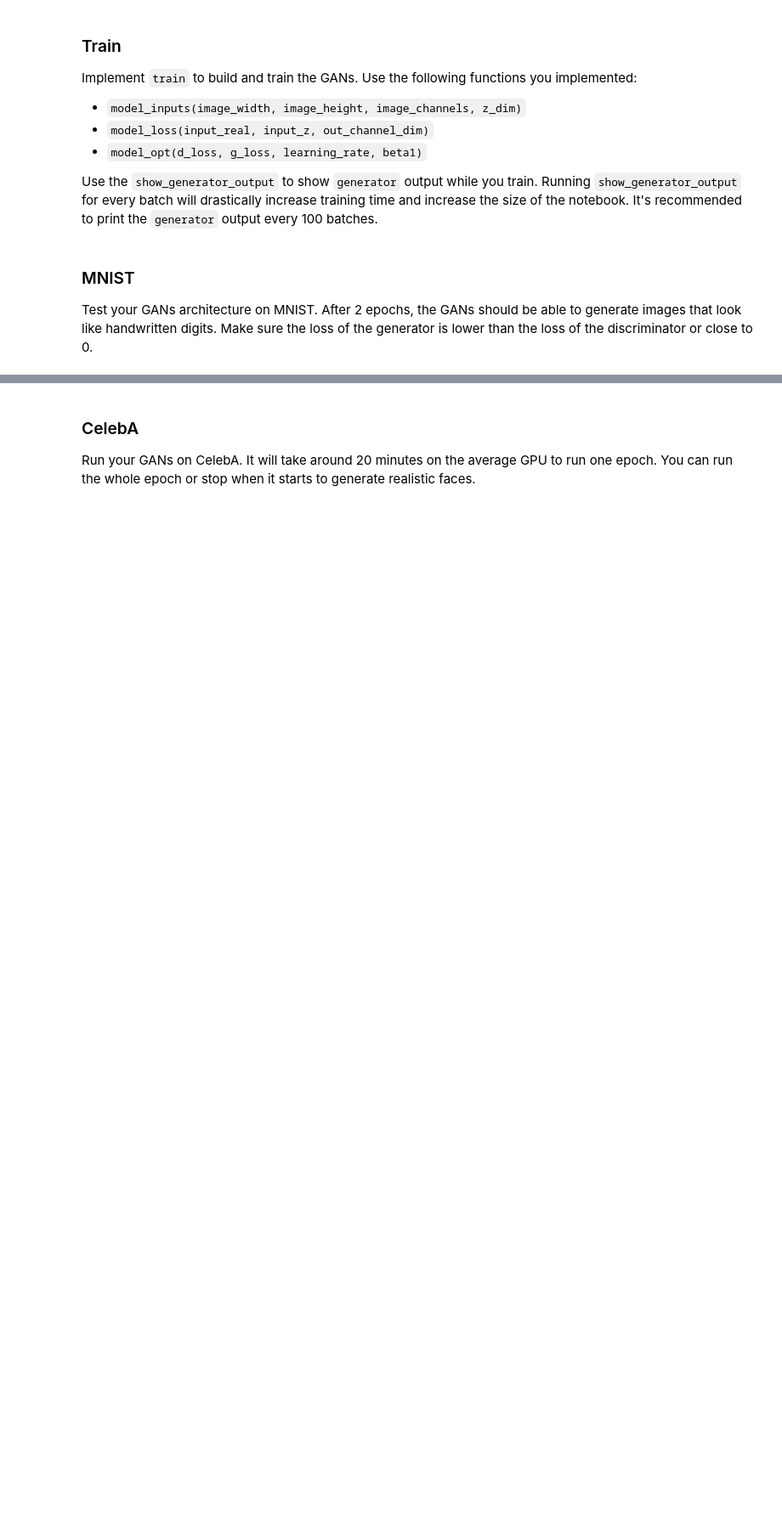
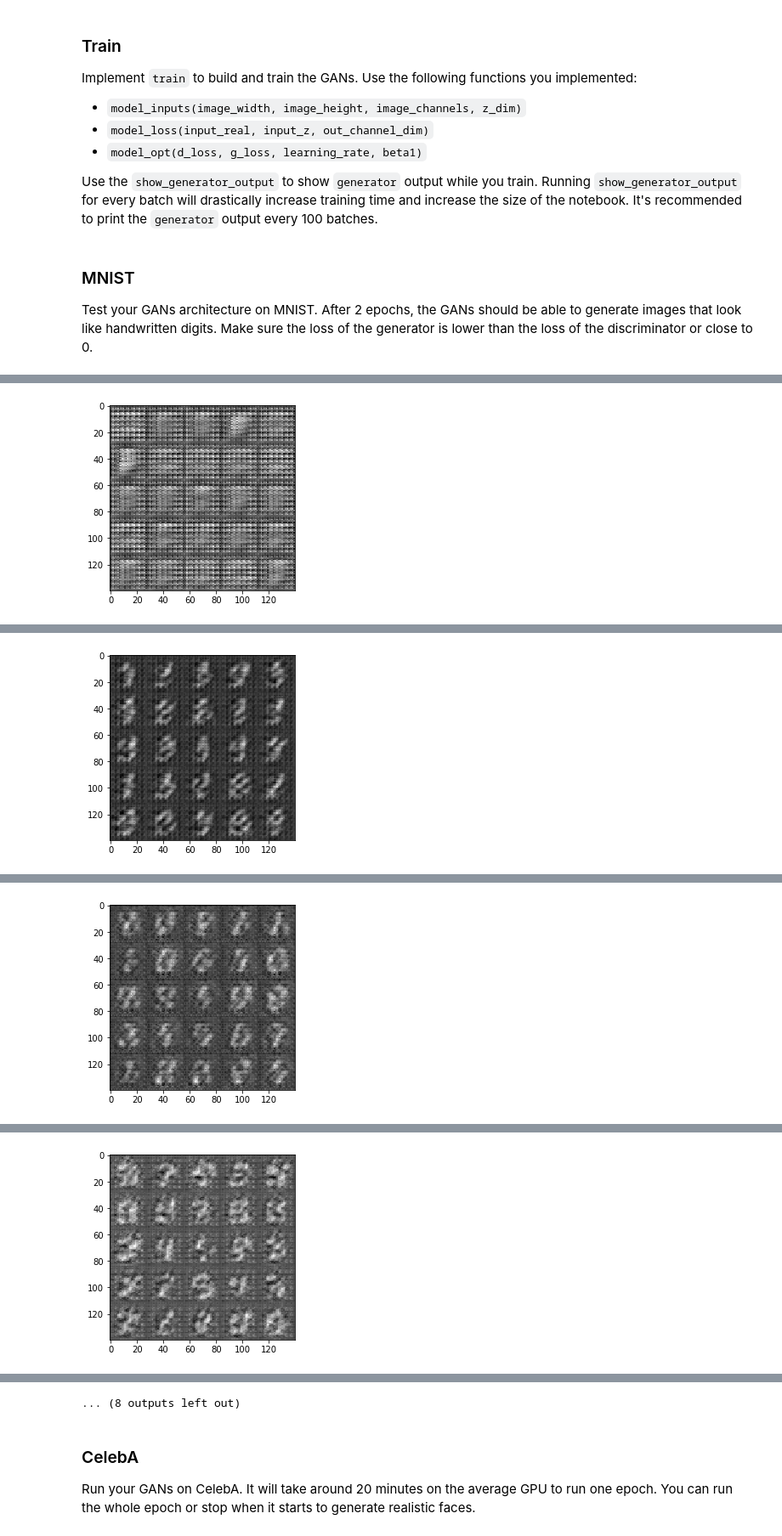
Before and after one commit to wolf-zchen/DLND-face-generation, a Jupyter notebook: dlnd_face_generation.ipynb, the cells around one changed output, grey strips where cells are left out. Shown at 85% size. Saved outputs shown, nothing was run; the diff lists cells and outputs as text; code cells hidden in the pictures; blank space fills up the shorter version.

```diff
--- a/dlnd_face_generation.ipynb
+++ b/dlnd_face_generation.ipynb
@@ -118,9 +118,11 @@ def model_inputs(image_width, image_height, image_channels, z_dim):
     # TODO: Implement Function
     input_real = tf.placeholder(tf.float32, shape=(None, image_width, image_height, image_channels), name='input_real')
     input_z = tf.placeholder(tf.float32, shape=(None, z_dim), name='input_z')
-    learning_rate = tf.placeholder(tf.float32, name='learning_rate')
+    lr = tf.placeholder(tf.float32, name='lr')
+    # Looks like when it named it learning_rate, it confuses between tensor and value at train process
+    # So I decided to name it lr
 
-    return input_real, input_z, learning_rate
+    return input_real, input_z, lr
 
 
 """
@@ -230,9 +232,9 @@ def generator(z, out_channel_dim, is_train=True):
         logits = tf.layers.conv2d_transpose(g4, out_channel_dim, 3, strides=1, padding='SAME', activation=None)
         # shape = 28x28x3
 
-        out = tf.tanh(logits)
+        #out = tf.tanh(logits)
 
-        return out
+        return logits
 
 
 """
@@ -365,9 +367,9 @@ def train(epoch_count, batch_size, z_dim, learning_rate, beta1, get_batches, dat
     # TODO: Build Model
     tf.reset_default_graph()
     _, image_width, image_height, image_channels = data_shape
-    input_real, input_z, learning_rate = model_inputs(image_width, image_height, image_channels, z_dim)
+    input_real, input_z, lr = model_inputs(image_width, image_height, image_channels, z_dim)
     d_loss, g_loss = model_loss(input_real, input_z, image_channels)
-    d_opt, g_opt = model_opt(d_loss, g_loss, learning_rate, beta1)
+    d_opt, g_opt = model_opt(d_loss, g_loss, lr, beta1)
 
     steps = 0
 
@@ -388,27 +390,35 @@ def train(epoch_count, batch_size, z_dim, learning_rate, beta1, get_batches, dat
                 batch_z = np.random.uniform(-1, 1, size=(batch_size, z_dim))
 
                 # Run optimizers
-                _ = sess.run(d_opt, feed_dict={input_real: batch_images, input_z: batch_z})
-                _ = sess.run(g_opt, feed_dict={input_z: batch_z})
+                _ = sess.run(d_opt, feed_dict={input_real: batch_images,
+                                               input_z: batch_z,
+                                               lr: learning_rate})
+                _ = sess.run(g_opt, feed_dict={input_real: batch_images,
+                                               input_z: batch_z,
+                                               lr: learning_rate})
 
                 if steps % print_every == 0:
                     # At the end of every 10 epochs, get the losses and print them out
-                    train_loss_d = d_loss.eval({input_z: batch_z, input_real: batch_images, learning_rate: learning_rate})
-                    train_loss_g = g_loss.eval({input_z: batch_z, learning_rate: learning_rate})
+                    train_loss_d = d_loss.eval({input_real: batch_images,
+                                                input_z: batch_z,
+                                                lr: learning_rate})
+                    train_loss_g = g_loss.eval({input_real: batch_images,
+                                                input_z: batch_z,
+                                                lr: learning_rate})
 
                     print("Epoch {}/{}...".format(epoch_i+1, epochs),
                           "Discriminator Loss: {:.4f}...".format(train_loss_d),
                           "Generator Loss: {:.4f}".format(train_loss_g))
 
                 if steps % show_every == 0:
-                    show_generator_output(sess, 1, input_z, image_channels, data_image_mode)
+                    show_generator_output(sess, 25, input_z, image_channels, data_image_mode)
 # %% [markdown]
 ### MNIST
 Test your GANs architecture on MNIST.  After 2 epochs, the GANs should be able to generate images that look like handwritten digits.  Make sure the loss of the generator is lower than the loss of the discriminator or close to 0.
 # %%
-batch_size = 128
-z_dim = 100
-learning_rate = 0.0002
+batch_size = 64
+z_dim = 128
+learning_rate = 0.001
 beta1 = 0.5
 
 
@@ -425,0 +445 @@ IndexError: list index out of range
+[figure, added]
@@ -425,0 +456 @@ IndexError: list index out of range
+[figure, added]
@@ -425,0 +467 @@ IndexError: list index out of range
+[figure, added]
@@ -425,0 +478 @@ IndexError: list index out of range
+[figure, added]
@@ -426,3 +501,4 @@ IndexError: list index out of range
+... (8 outputs left out)
 # %% [markdown]
 ### CelebA
 Run your GANs on CelebA.  It will take around 20 minutes on the average GPU to run one epoch.  You can run the whole epoch or stop when it starts to generate realistic faces.
```
Also changed, not shown: parts of 2 cells of this notebook.
